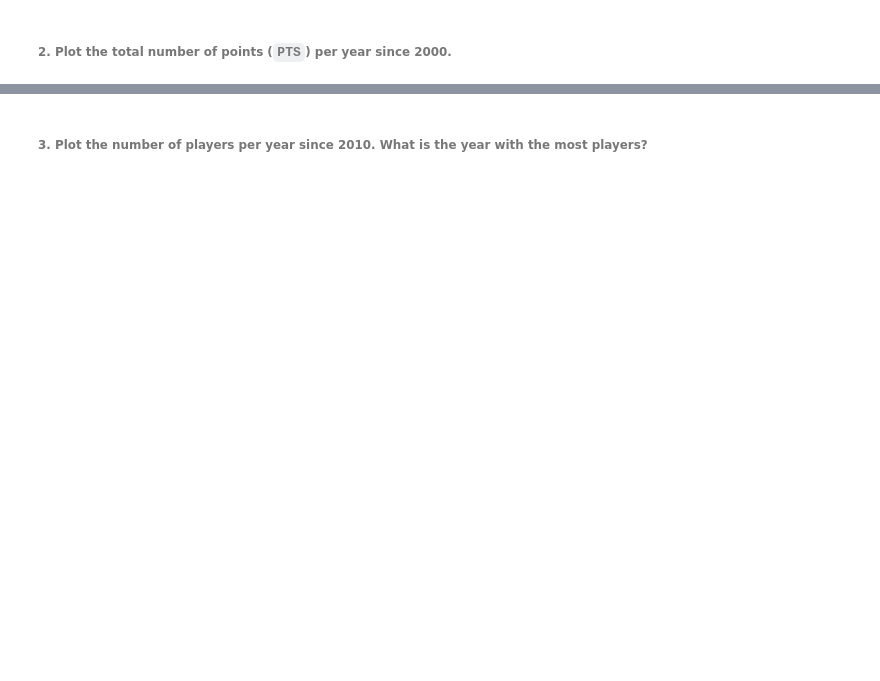
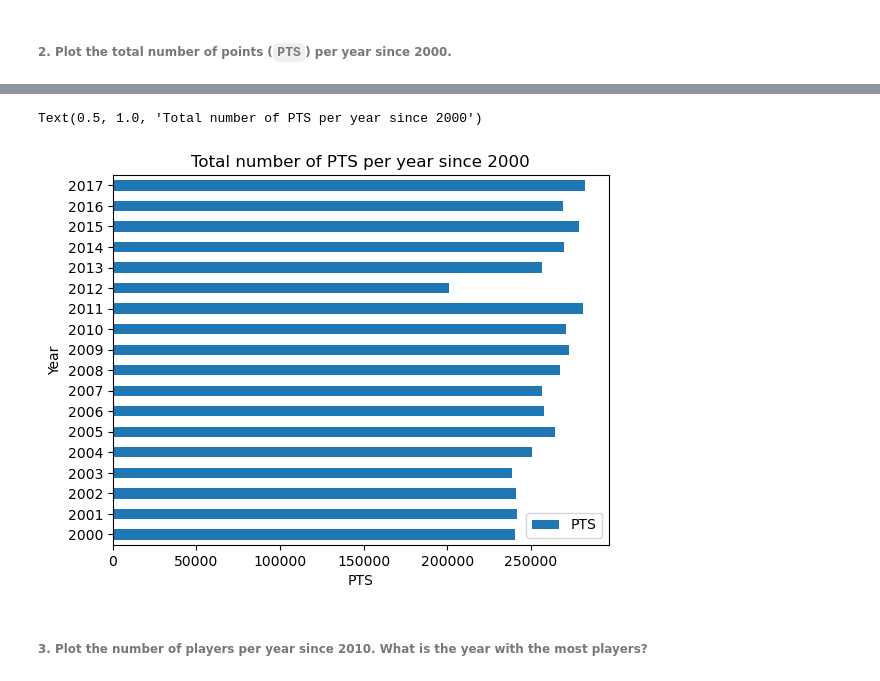
Before and after one commit to Hans345/MachLeWorkDir, a Jupyter notebook: SW01/Exercise1.ipynb, the cells around one changed output, grey strips where cells are left out. Saved outputs shown, nothing was run; the diff lists cells and outputs as text; code cells hidden in the pictures; blank space fills up the shorter version.

```diff
--- a/SW01/Exercise1.ipynb
+++ b/SW01/Exercise1.ipynb
@@ -9,5 +9,7 @@ import matplotlib.pyplot as plt
 #### 1. Load the dataset.
 # %%
 # [YOUR SOLUTION HERE]
+url = 'nba_stats.csv'
+df = pd.read_csv(url, low_memory=False)
 # %% [markdown]
 #### 2. Get an overview of the dataset
@@ -23,0 +83,5 @@ import matplotlib.pyplot as plt
+# %%
+# [YOUR SOLUTION HERE]
+df_2000 = df[df['Year'] >= 2000]
+total_numb_of_pts_p_year = df_2000.groupby("Year", as_index=False)["PTS"].sum()
+total_numb_of_pts_p_year.head(5)
@@ -24,2 +95,10 @@ import matplotlib.pyplot as plt
+# %%
+total_numb_of_pts_p_year.plot(x='Year', y='PTS', kind='barh')
+plt.xlabel('PTS')
+plt.ylabel('Year')
+plt.title('Total number of PTS per year since 2000')
+# %% [output]
+Text(0.5, 1.0, 'Total number of PTS per year since 2000')
+[figure, added]
 # %% [markdown]
 ###### 3. Plot the number of players per year since 2010. What is the year with the most players?
```
Also changed, not shown: parts of 12 cells of this notebook.
